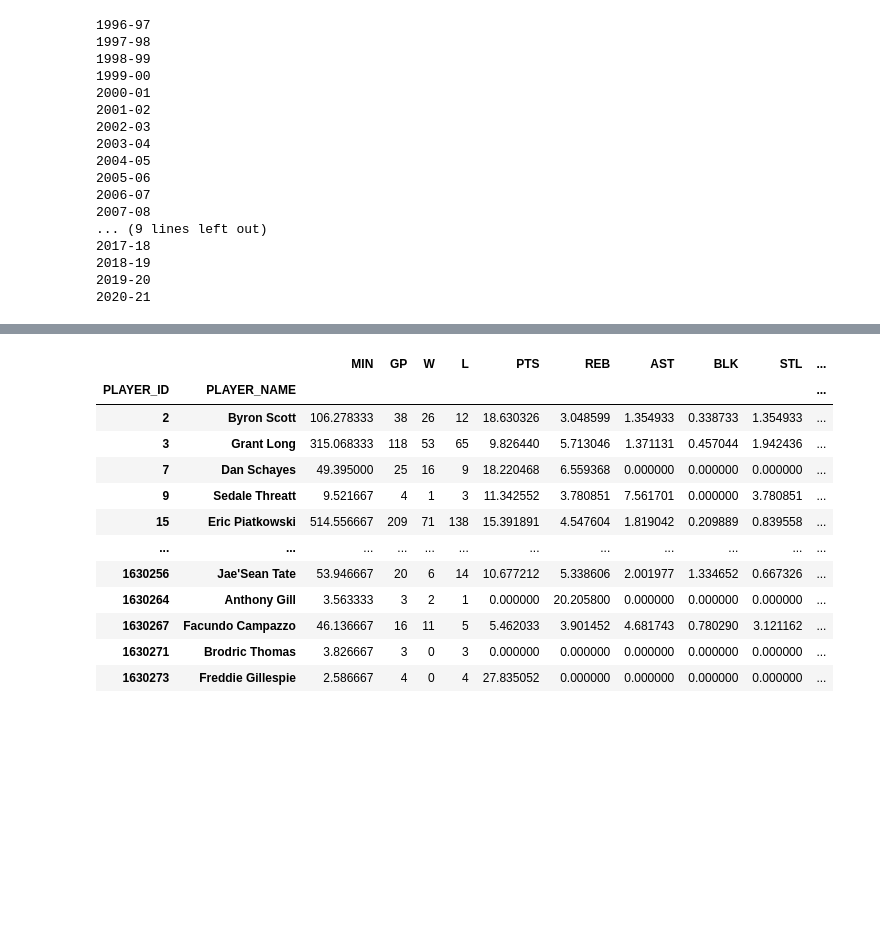
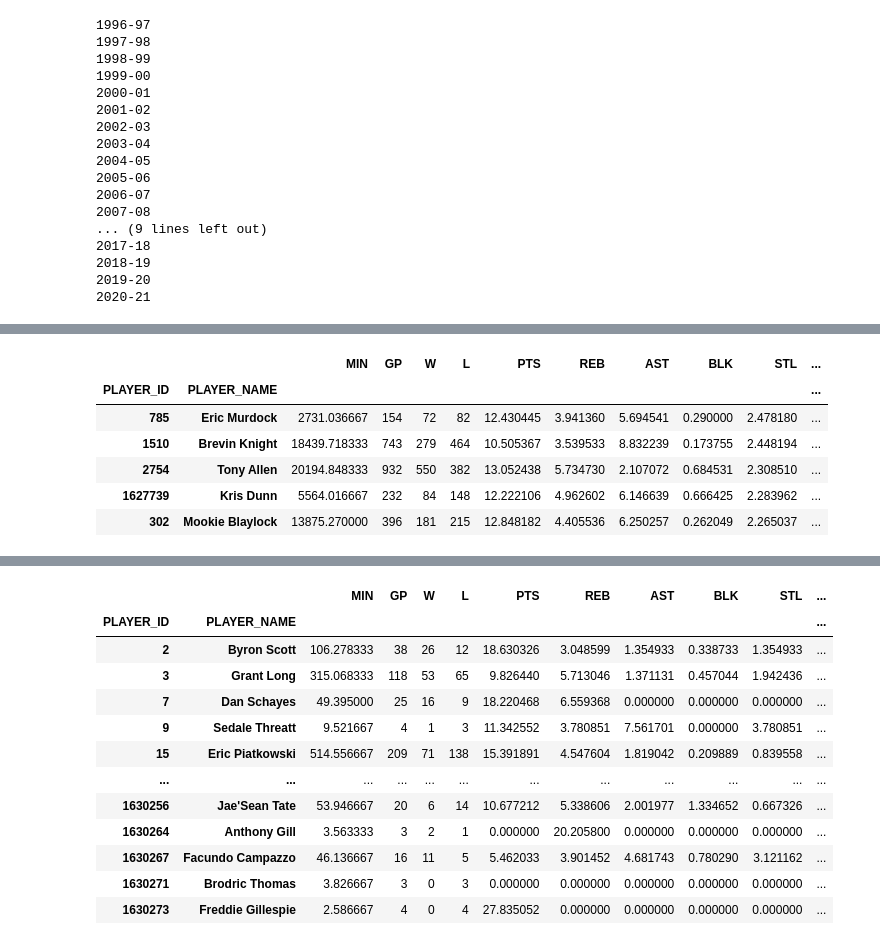
Before and after one commit to Tupacula/nba-clutch-analysis, a Jupyter notebook: cleaner_clutch.ipynb, the cells around one changed output, grey strips where cells are left out. Cells and saved outputs as stored; diff of their text form; code cells hidden in the pictures; blank space fills up the shorter version.

```diff
--- a/cleaner_clutch.ipynb
+++ b/cleaner_clutch.ipynb
@@ -201,3 +243,15 @@ all_player_stats = player_stats + player_stats_playoffs
 # %%
 no_scrubs_clutch_all = agg_clutch_data[agg_clutch_data['MIN'] >= 72]
+# %%
+no_scrubs_players_all =  agg_player_stats.loc[no_scrubs_clutch_all.index]
+# %%
+no_scrubs_players_all.sort_values('STL', ascending = False).head(n=5)
+# %% [output]
+|  |  | MIN | GP | W | L | PTS | REB | AST | BLK | STL | ... |
+| PLAYER_ID | PLAYER_NAME |  |  |  |  |  |  |  |  |  | ... |
+| 785 | Eric Murdock | 2731.036667 | 154 | 72 | 82 | 12.430445 | 3.941360 | 5.694541 | 0.290000 | 2.478180 | ... |
+| 1510 | Brevin Knight | 18439.718333 | 743 | 279 | 464 | 10.505367 | 3.539533 | 8.832239 | 0.173755 | 2.448194 | ... |
+| 2754 | Tony Allen | 20194.848333 | 932 | 550 | 382 | 13.052438 | 5.734730 | 2.107072 | 0.684531 | 2.308510 | ... |
+| 1627739 | Kris Dunn | 5564.016667 | 232 | 84 | 148 | 12.222106 | 4.962602 | 6.146639 | 0.666425 | 2.283962 | ... |
+| 302 | Mookie Blaylock | 13875.270000 | 396 | 181 | 215 | 12.848182 | 4.405536 | 6.250257 | 0.262049 | 2.265037 | ... |
 # %%
```
Also changed, not shown: parts of 28 cells of this notebook, 13 other files.
